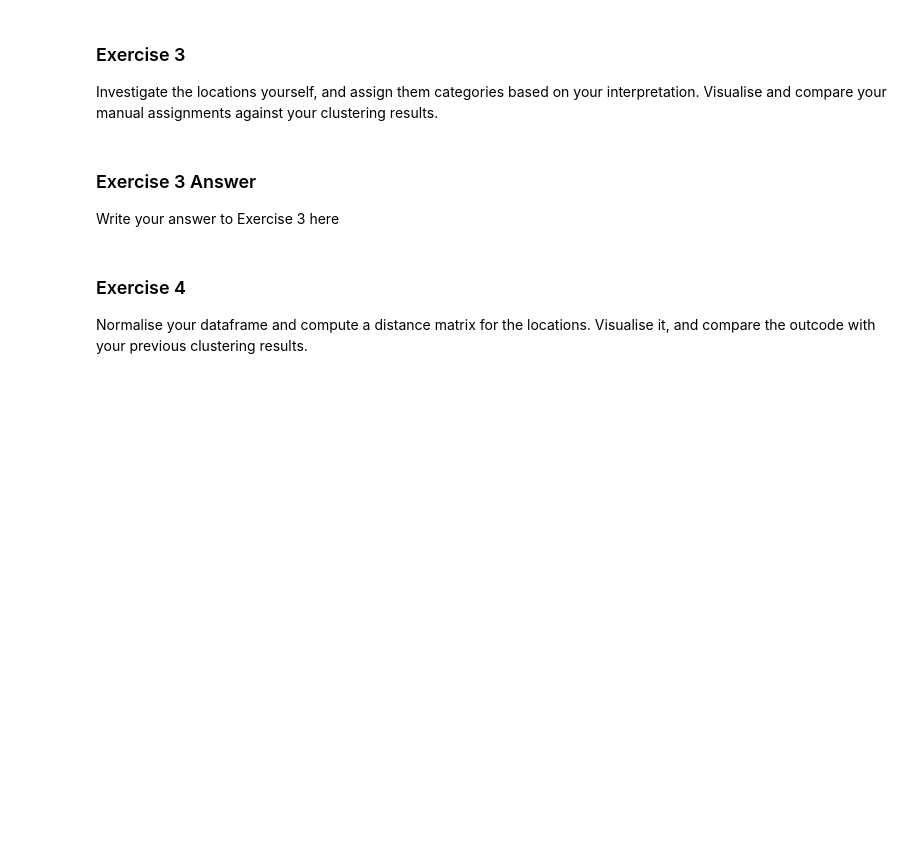
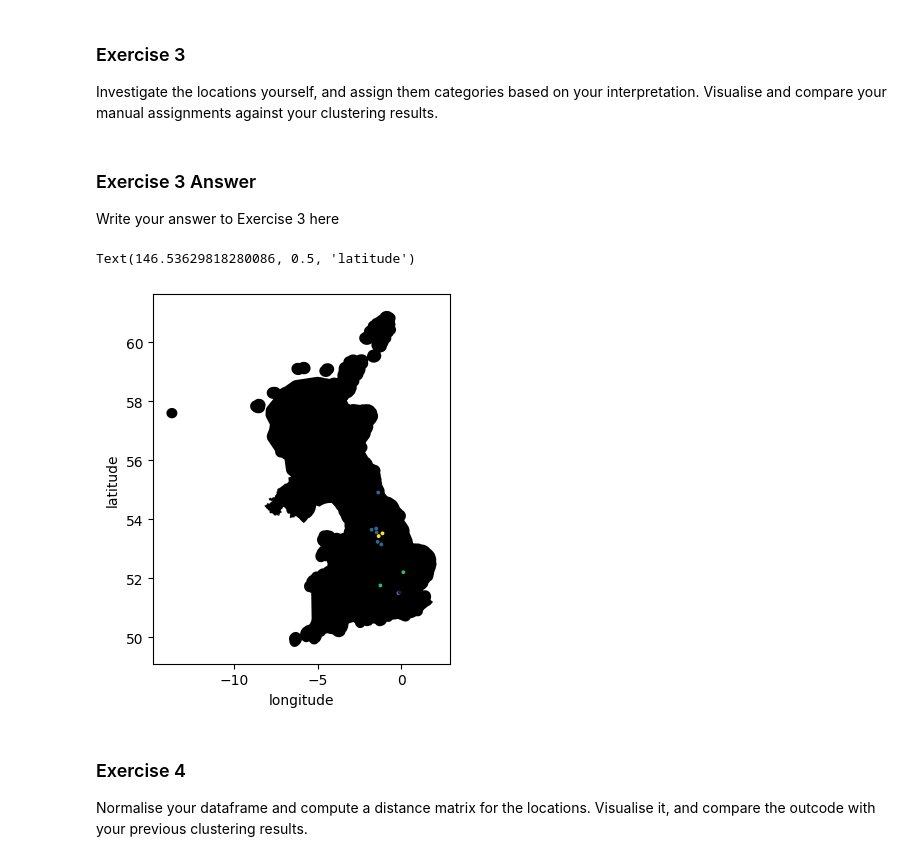
Before and after one commit to JDS289/jd2016_ads_2024, a Jupyter notebook: _notebooks/02-access-assess-geospatial.ipynb, the cells around one changed output. Saved outputs shown, nothing was run; the diff lists cells and outputs as text; code cells hidden in the pictures; blank space fills up the shorter version.

```diff
--- a/_notebooks/02-access-assess-geospatial.ipynb
+++ b/_notebooks/02-access-assess-geospatial.ipynb
@@ -655,13 +664,12 @@ print(poi_count_df)
 from sklearn.cluster import KMeans
 from math import log
 
-print(len(poi_count))
 
-clusters = KMeans(n_clusters=6)
+clusters = KMeans(n_clusters=4)
 clusters.fit([[log(1+v1) for _k1, v1 in sorted(v2.items(), key=lambda i:i[0])] for _k2, v2 in sorted(poi_count.items(), key=lambda i:i[0])])
 
 def justify(tag_dict):
-  return {k: str(v).ljust(8) for k, v in tag_dict.items()}
+  return {k: str(v).ljust(7) for k, v in tag_dict.items()}
 
 loc_clusters = {loc: c for c, loc in zip(clusters.labels_, sorted(poi_count.keys()))}
 for i in sorted(list(set(loc_clusters.values()))):
@@ -695,7 +706,27 @@ against your clustering results.
 
 Write your answer to Exercise 3 here
 # %%
-# Use this box for any code you need
+# This clustering makes sense. Looking at amenities for example, we see that the clusters are effectively ordered by size;
+# the other attributes generally correlate (at least in this case). Surprisingly, I'm not sure I can see any other justified grouping,
+# at least not based on these attributes. Sunderland and Wakefield have significantly more amenities than the others in their cluster,
+# but much less than the Cam-Ox-Ken cluster, so I don't think I'd change this.
+
+# I used the logarithm of these values because I think it is more helpful/intuitive to reason proportionally here.
+# For example, 1 vs 500 memorials feels like a more significant difference than 10k vs 11k. Logs capture this well.
+
+
+country = ox.geocode_to_gdf(['United Kingdom'])
+ax = country.plot(color=(0, 0, 0))
+
+loc_clusters_list = list(loc_clusters.items())
+
+plt.scatter([locations_dict[l][1] for l, c in loc_clusters_list], [locations_dict[l][0] for l, c in loc_clusters_list], s=3, c=[c for l, c in loc_clusters_list])
+
+ax.set_xlabel("longitude")
+ax.set_ylabel("latitude")
+# %% [output]
+Text(146.53629818280086, 0.5, 'latitude')
+[figure, added]
 # %% [markdown]
 ### Exercise 4
 
```
Also changed, not shown: parts of 4 cells of this notebook.
